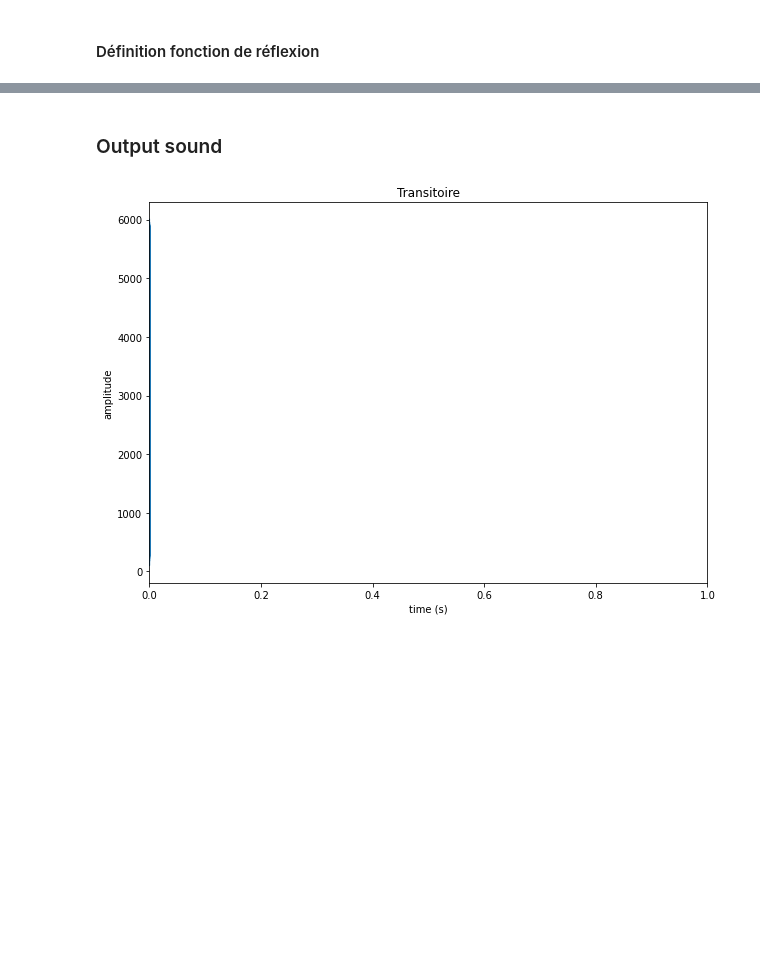
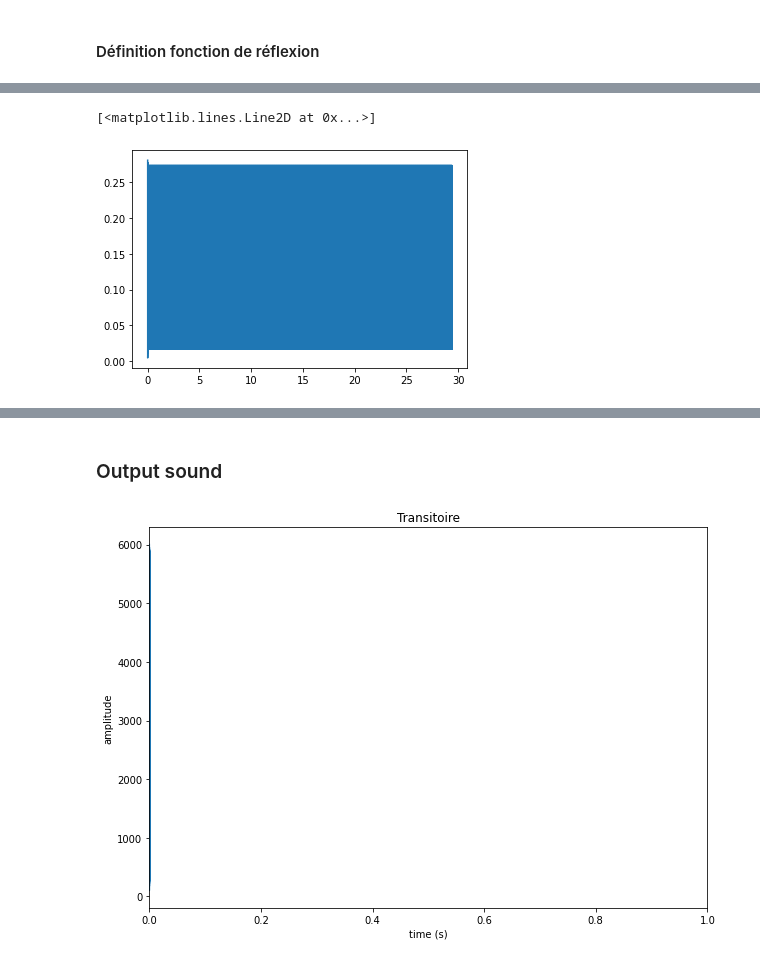
Before and after one commit to dinhviettoanle/pam-auto_oscillations, a Jupyter notebook: code/delay_line.ipynb, the cells around one changed output, grey strips where cells are left out. Saved outputs shown, nothing was run; the diff lists cells and outputs as text; code cells hidden in the pictures; blank space fills up the shorter version.

```diff
--- a/code/delay_line.ipynb
+++ b/code/delay_line.ipynb
@@ -149,0 +150,7 @@ plt.show()
+# %%
+t_list_plus = np.linspace(0, N*2*L/c, N)
+plt.figure()
+plt.plot(t_list_plus, points_p_plus)
+# %% [output]
+[<matplotlib.lines.Line2D at 0x...>]
+[figure, added]
```
Also changed, not shown: parts of 3 cells of this notebook.
